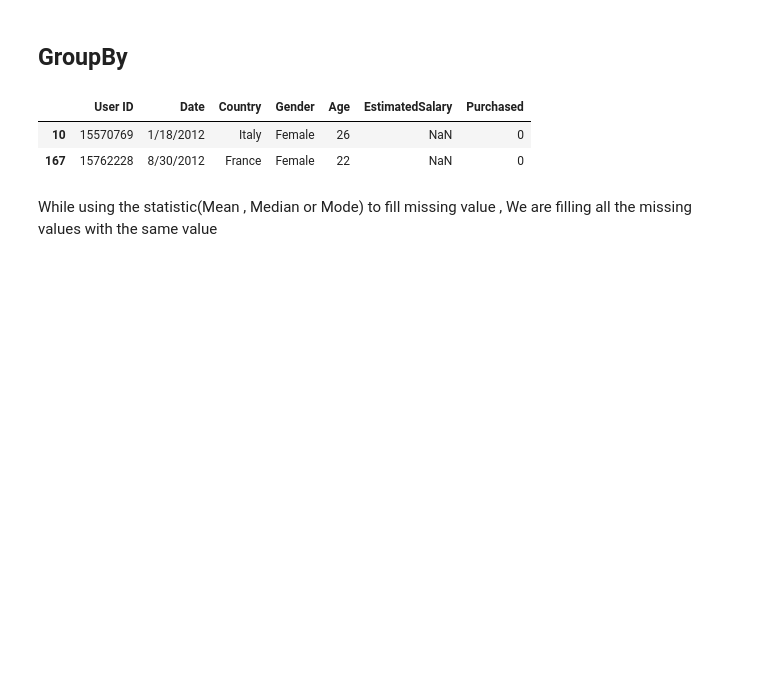
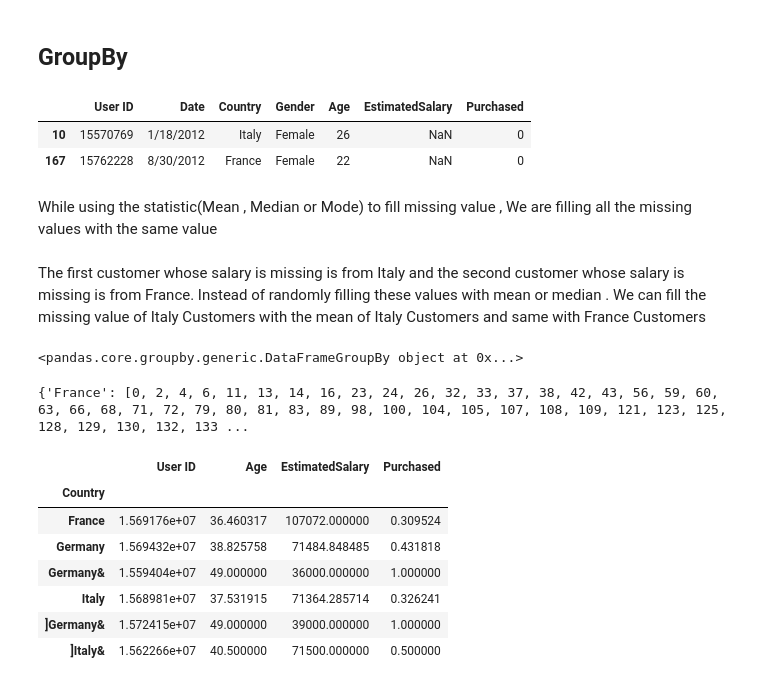
Before and after one commit to mn-manuprasad/DataScience, a Jupyter notebook: 6. Data Preprocessing/Data Preprocessing.ipynb, the cells around one changed output. Cells and saved outputs as stored; diff of their text form; code cells hidden in the pictures; blank space fills up the shorter version.

```diff
--- a/6. Data Preprocessing/Data Preprocessing.ipynb
+++ b/6. Data Preprocessing/Data Preprocessing.ipynb
@@ -226,3 +226,5 @@ data[data.isnull().any(axis=1)]
 | 167 | 15762228 | 8/30/2012 | France | Female | 22 | NaN | 0 |
 # %% [markdown]
 While using the statistic(Mean , Median or Mode) to fill missing value , We are filling all the missing values with the same value
+# %% [markdown]
+The first customer whose salary is missing is from Italy and the second customer whose salary is missing is from France. Instead of randomly filling these values with mean or median . We can fill the missing value of Italy Customers with the mean of Italy Customers and same with France Customers
@@ -228,0 +233,19 @@ While using the statistic(Mean , Median or Mode) to fill missing value , We are
+# %%
+gp_c
+# %% [output]
+<pandas.core.groupby.generic.DataFrameGroupBy object at 0x...>
+# %%
+gp_c.groups # To see the groups
+# %% [output]
+{'France': [0, 2, 4, 6, 11, 13, 14, 16, 23, 24, 26, 32, 33, 37, 38, 42, 43, 56, 59, 60, 63, 66, 68, 71, 72, 79, 80, 81, 83, 89, 98, 100, 104, 105, 107, 108, 109, 121, 123, 125, 128, 129, 130, 132, 133 ...
+# %%
+gp_c.mean()
+# %% [output]
+|  | User ID | Age | EstimatedSalary | Purchased |
+| Country |  |  |  |  |
+| France | 1.569176e+07 | 36.460317 | 107072.000000 | 0.309524 |
+| Germany | 1.569432e+07 | 38.825758 | 71484.848485 | 0.431818 |
+| Germany& | 1.559404e+07 | 49.000000 | 36000.000000 | 1.000000 |
+| Italy | 1.568981e+07 | 37.531915 | 71364.285714 | 0.326241 |
+| ]Germany& | 1.572415e+07 | 49.000000 | 39000.000000 | 1.000000 |
+| ]Italy& | 1.562266e+07 | 40.500000 | 71500.000000 | 0.500000 |
```
Also changed, not shown: parts of 32 cells of this notebook, 3 other files.
